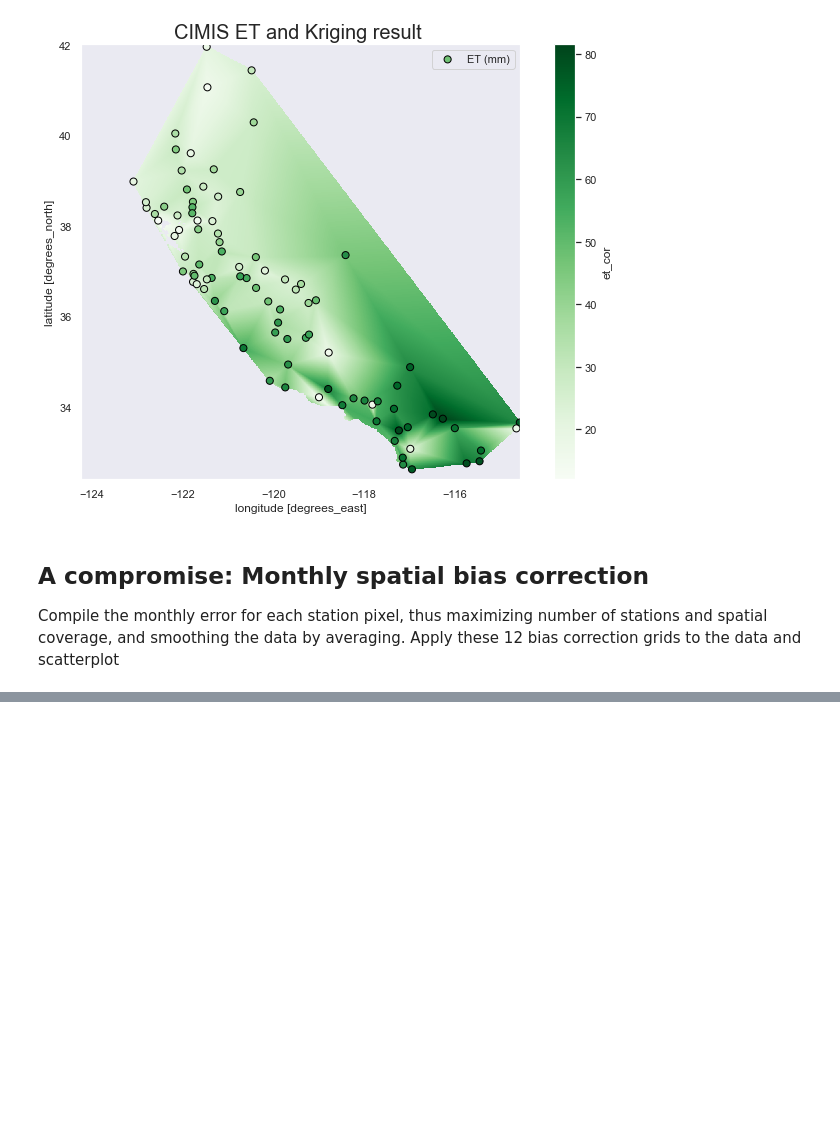
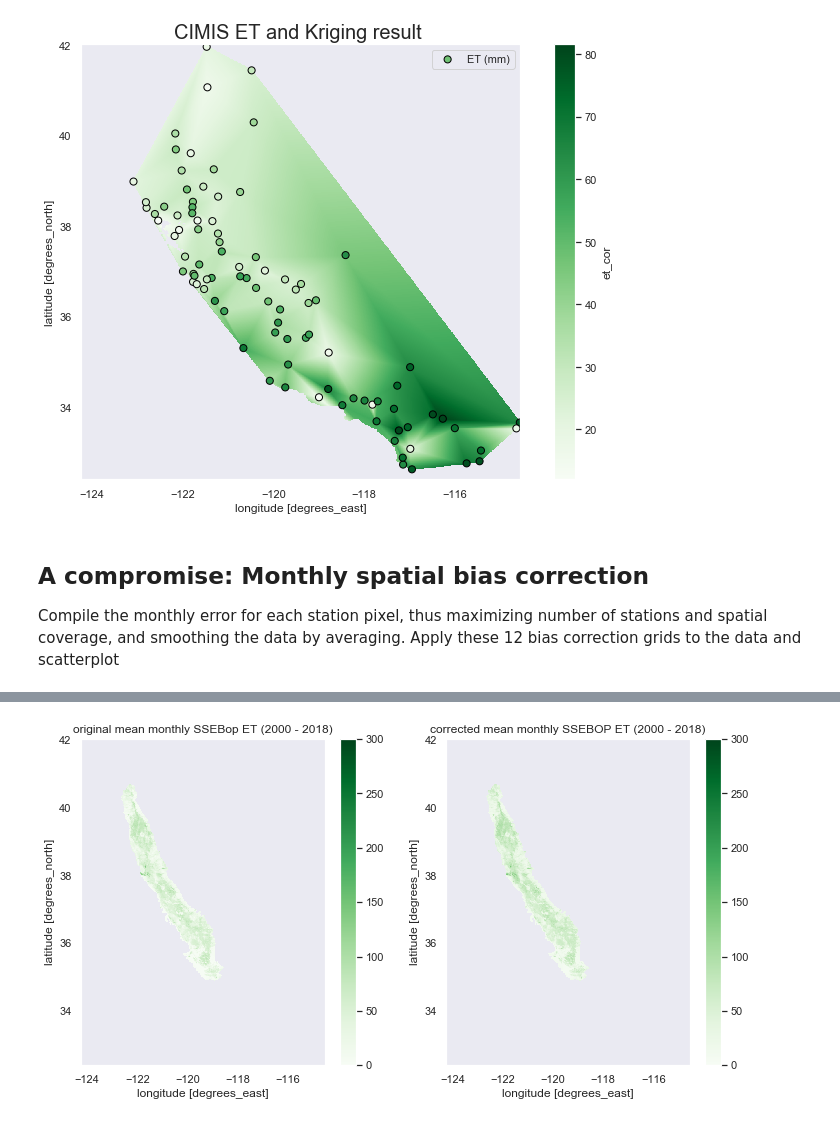
Before and after one commit to kashingtonDC/CIMIS, a Jupyter notebook: code/CIMIS.ipynb, the cells around one changed output, grey strips where cells are left out. Cells and saved outputs as stored; diff of their text form; code cells hidden in the pictures; blank space fills up the shorter version.

```diff
--- a/code/CIMIS.ipynb
+++ b/code/CIMIS.ipynb
@@ -782,0 +900,15 @@ for i in range(1,13)[:6]:
+# %%
+plt.figure(figsize = (12,6))
+
+plt.subplot(121)
+cv_et.mean(axis = 0).plot(cmap = "Greens", vmin = 0, vmax= 300)
+plt.title("original mean monthly SSEBop ET (2000 - 2018)")
+
+plt.subplot(122)
+cor_mean_cv.plot(cmap = "Greens", vmin = 0, vmax= 300)
+plt.title("corrected mean monthly SSEBOP ET (2000 - 2018)")
+
+# plt.tight_layout()
+plt.show()
+# %% [output]
+[figure, added]
```
Also changed, not shown: parts of 21 cells of this notebook.
